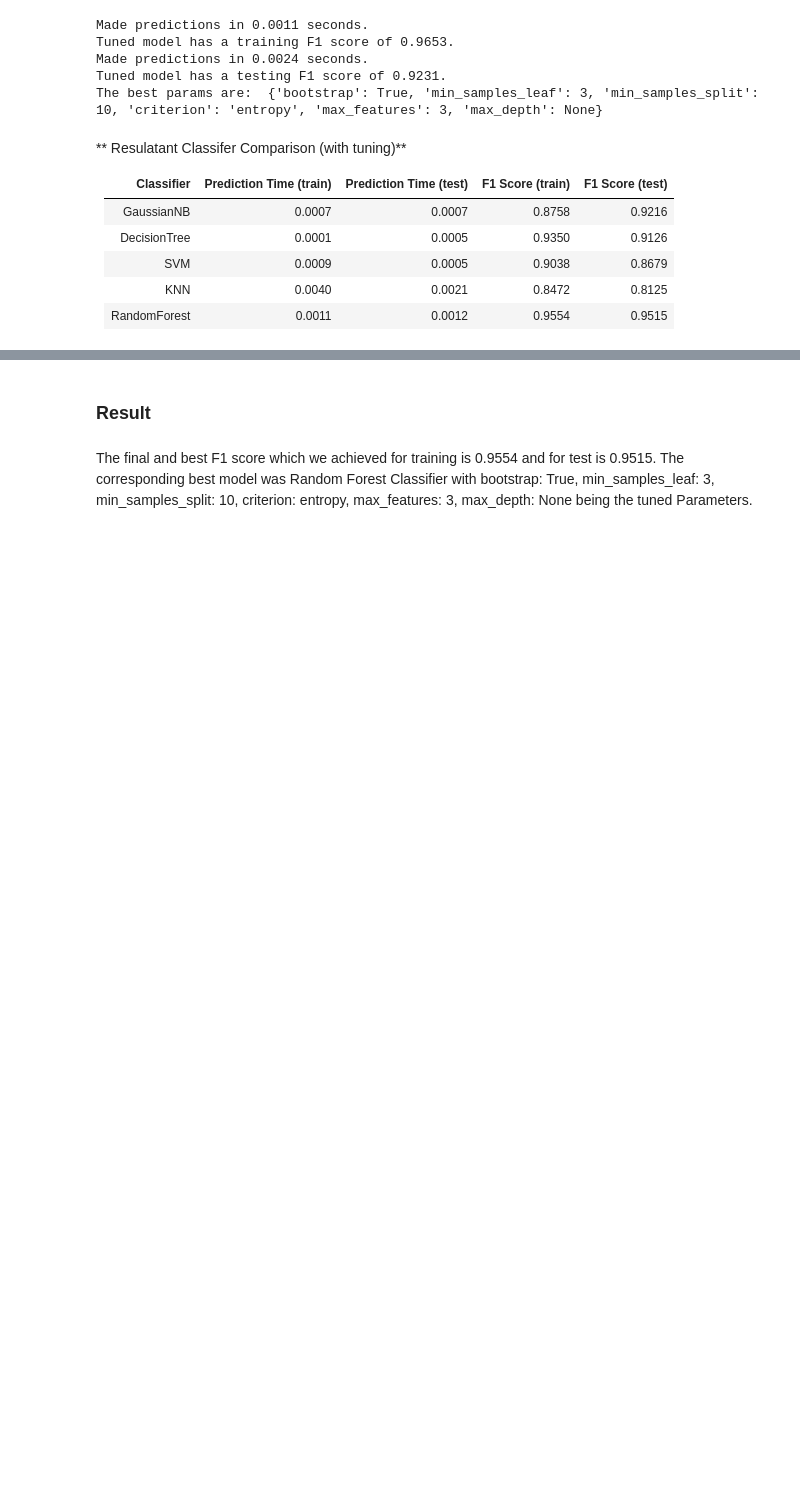
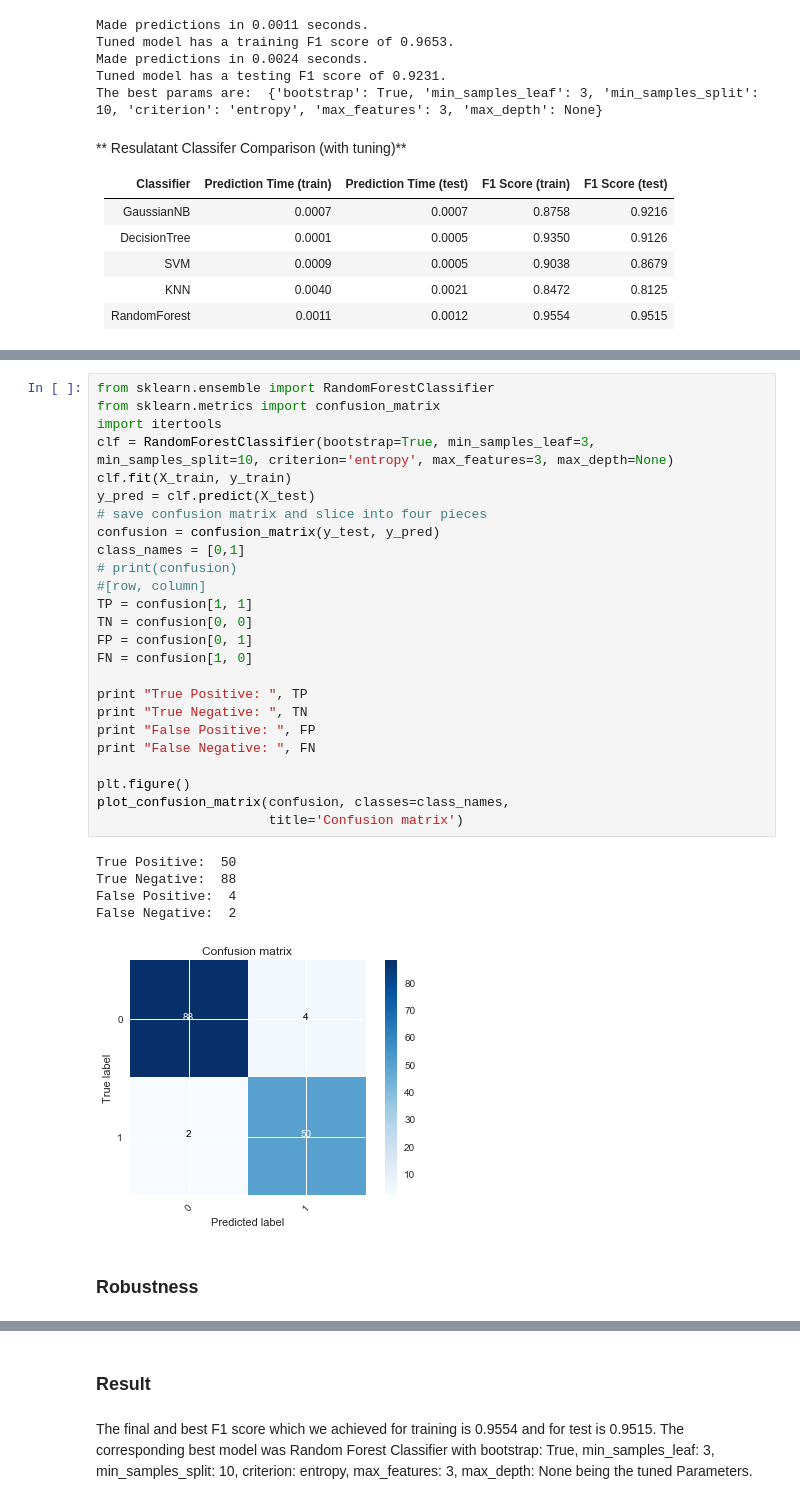
Before and after one commit to aman-ahluwalia/breast_cancer, a Jupyter notebook: breast_cancer.ipynb, the cells around one changed output, grey strips where cells are left out. Cells and saved outputs as stored; diff of their text form; blank space fills up the shorter version.

Commit message:
Add confusion matrix and k-fold

```diff
--- a/breast_cancer.ipynb
+++ b/breast_cancer.ipynb
@@ -375,0 +401,33 @@ The best params are:  {'bootstrap': True, 'min_samples_leaf': 3, 'min_samples_sp
+# %%
+from sklearn.ensemble import RandomForestClassifier
+from sklearn.metrics import confusion_matrix
+import itertools
+clf = RandomForestClassifier(bootstrap=True, min_samples_leaf=3, min_samples_split=10, criterion='entropy', max_features=3, max_depth=None)
+clf.fit(X_train, y_train)
+y_pred = clf.predict(X_test)
+# save confusion matrix and slice into four pieces
+confusion = confusion_matrix(y_test, y_pred)
+class_names = [0,1]
+# print(confusion)
+#[row, column]
+TP = confusion[1, 1]
+TN = confusion[0, 0]
+FP = confusion[0, 1]
+FN = confusion[1, 0]
+
+print "True Positive: ", TP
+print "True Negative: ", TN
+print "False Positive: ", FP
+print "False Negative: ", FN
+
+plt.figure()
+plot_confusion_matrix(confusion, classes=class_names,
+                      title='Confusion matrix')
+# %% [output]
+True Positive:  50
+True Negative:  88
+False Positive:  4
+False Negative:  2
+[figure, added]
+# %% [markdown]
+### Robustness
```
Also changed, not shown: parts of 4 cells of this notebook, 3 other files.
